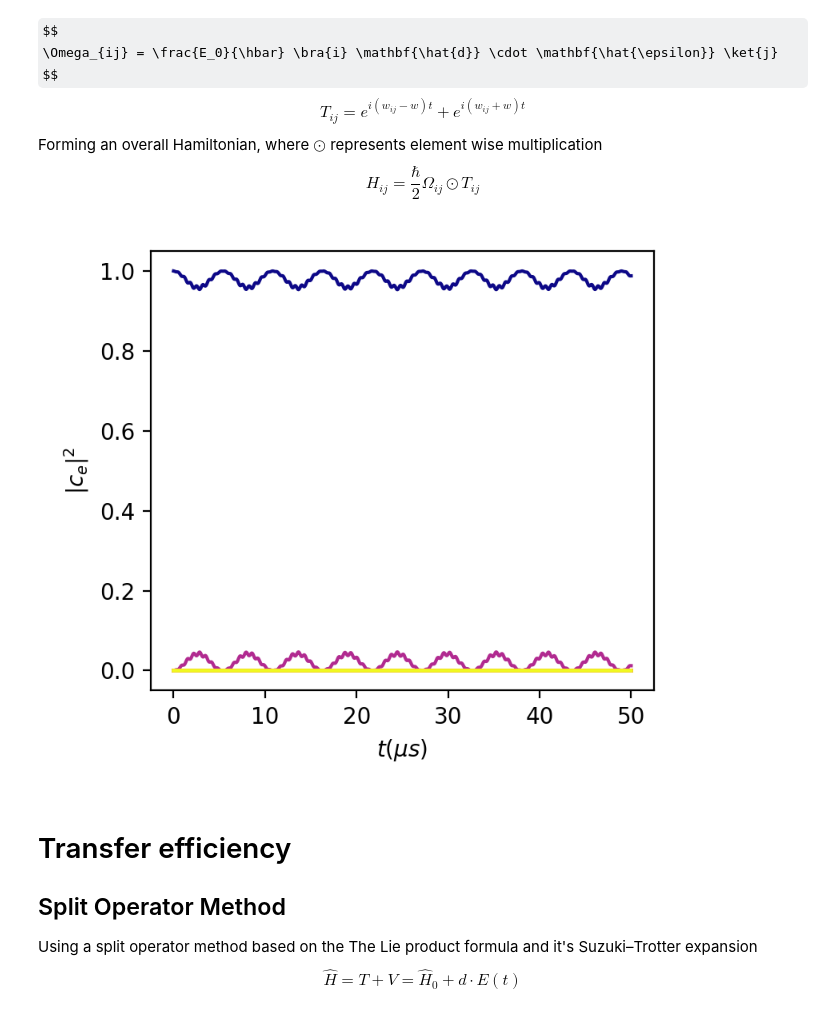
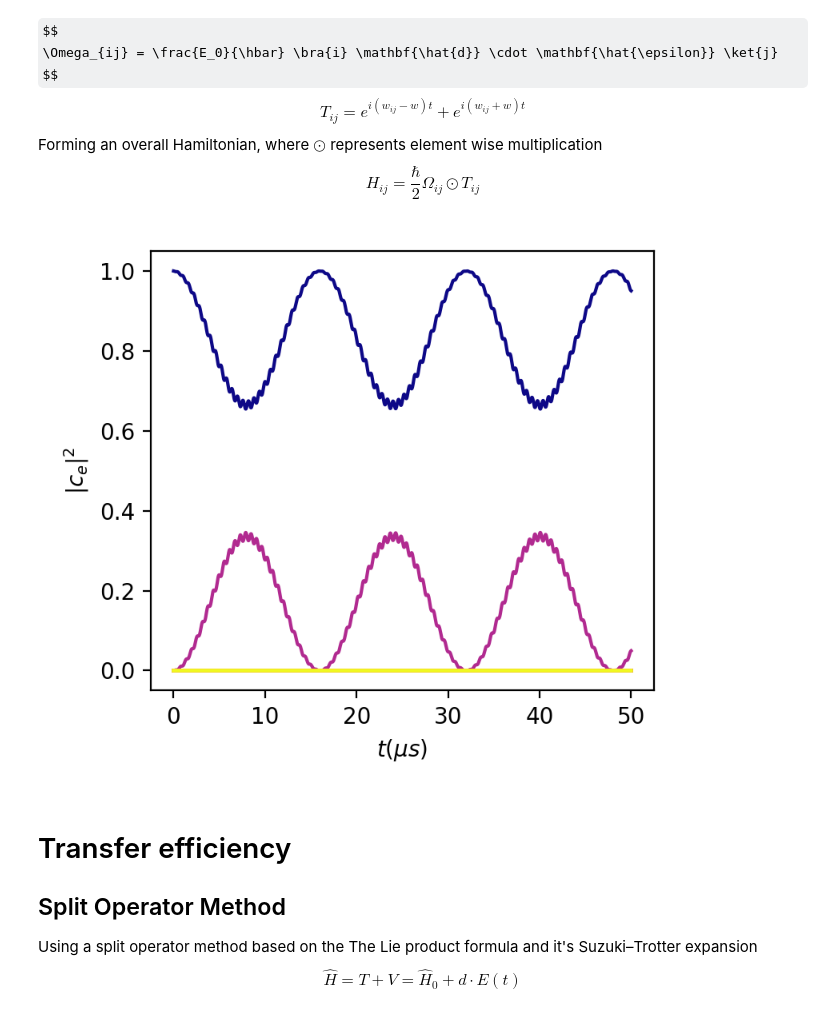
Before and after one commit to tomhepz/MolecularEnergyLevels, a Jupyter notebook: notebooks/diatom-zeeman.ipynb, the cells around one changed output. Cells and saved outputs as stored; diff of their text form; code cells hidden in the pictures; some formulas as TeX source.

```diff
--- a/notebooks/diatom-zeeman.ipynb
+++ b/notebooks/diatom-zeeman.ipynb
@@ -44,7 +44,7 @@ E = 0 #V/m
 GAUSS = 1e4 # T
 B_MIN = 0.01 / GAUSS # T
 B_MAX = 400 / GAUSS # T
-B_STEPS = 200
+B_STEPS = 50
 
 B, B_STEP_SIZE = np.linspace(B_MIN, B_MAX, B_STEPS, retstep=True) #T
 
@@ -253,7 +253,7 @@ $$
 POLARISATION = -1  # -1,0,1
 DETUNING = 0 # rad/s
 E_0 = 10  # V/m
-AT_B_NUM = 20
+AT_B_NUM = int(B_STEPS/2)
 T_STEPS = 2000
 initial_state_considered_index = 0
 intended_state_considered_index = 3
@@ -281,34 +281,34 @@ pos_frequency_part = wij+driving
 Ts = np.exp((1j)*neg_frequency_part[np.newaxis,:,:]*times[:,np.newaxis,np.newaxis]) + \
      np.exp((1j)*pos_frequency_part[np.newaxis,:,:]*times[:,np.newaxis,np.newaxis]) #[ti,i,j]
 
 # Construct overall Hamiltonians
 Hs = H_BAR/2 * rabi[np.newaxis,:,:] * Ts[:,:,:]  #[ti,i,j]
 
 # Initialise states for each B
 state_vector = np.zeros((N_STATES)) # initial state
 state_vector[initial_state_considered_index] = 1
 
 # Churn Differential equation
 DUs = scipy.linalg.expm(-(1j/H_BAR) * Hs * DT) # Infitesimal unitary transformations
 
 finals = []
 
 for t_num in range(T_STEPS):
     state_vector = DUs[t_num,:,:] @ state_vector
     finals.append(np.abs(state_vector)**2)
 
 fig, ax = plt.subplots()
 #ax.set_xlim(0,T_MAX)
 #ax.set_ylim(0,1)
 ax.set_xlabel("$t (\mu s)$")
 ax.set_ylabel("$|c_e|^2$")
 
 colors = plt.cm.plasma(np.linspace(0,1,N_STATES))
 for i,final in enumerate(np.array(finals).T):
     ax.plot(times*1e6, final, c=colors[i])
 #fig.show()
 # %% [output]
-[figure, old version]
+[figure, new version]
 # %% [markdown]
 # Transfer efficiency
 ## Split Operator Method
```
Also changed, not shown: parts of 6 cells of this notebook, 3 other files.
